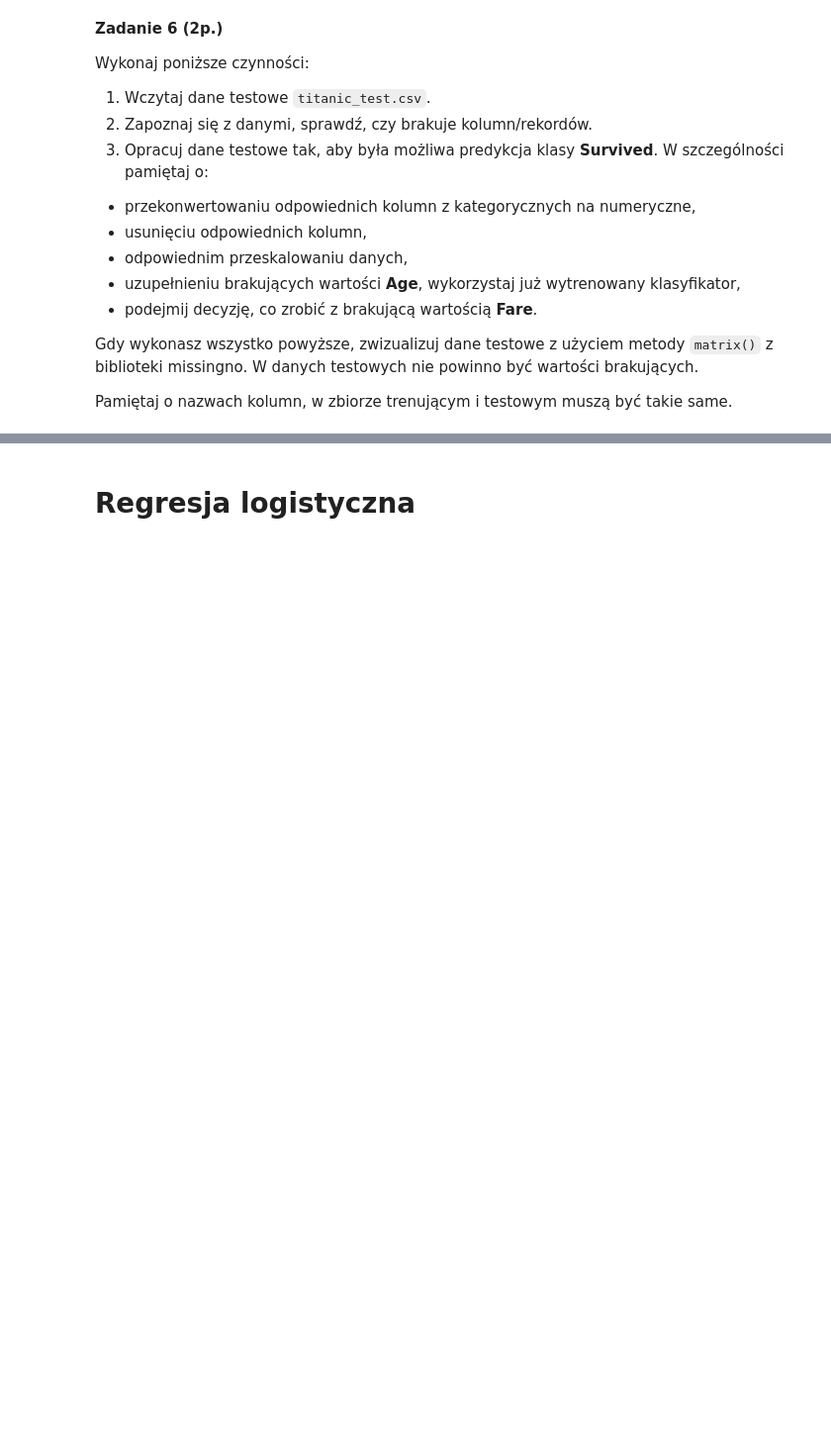
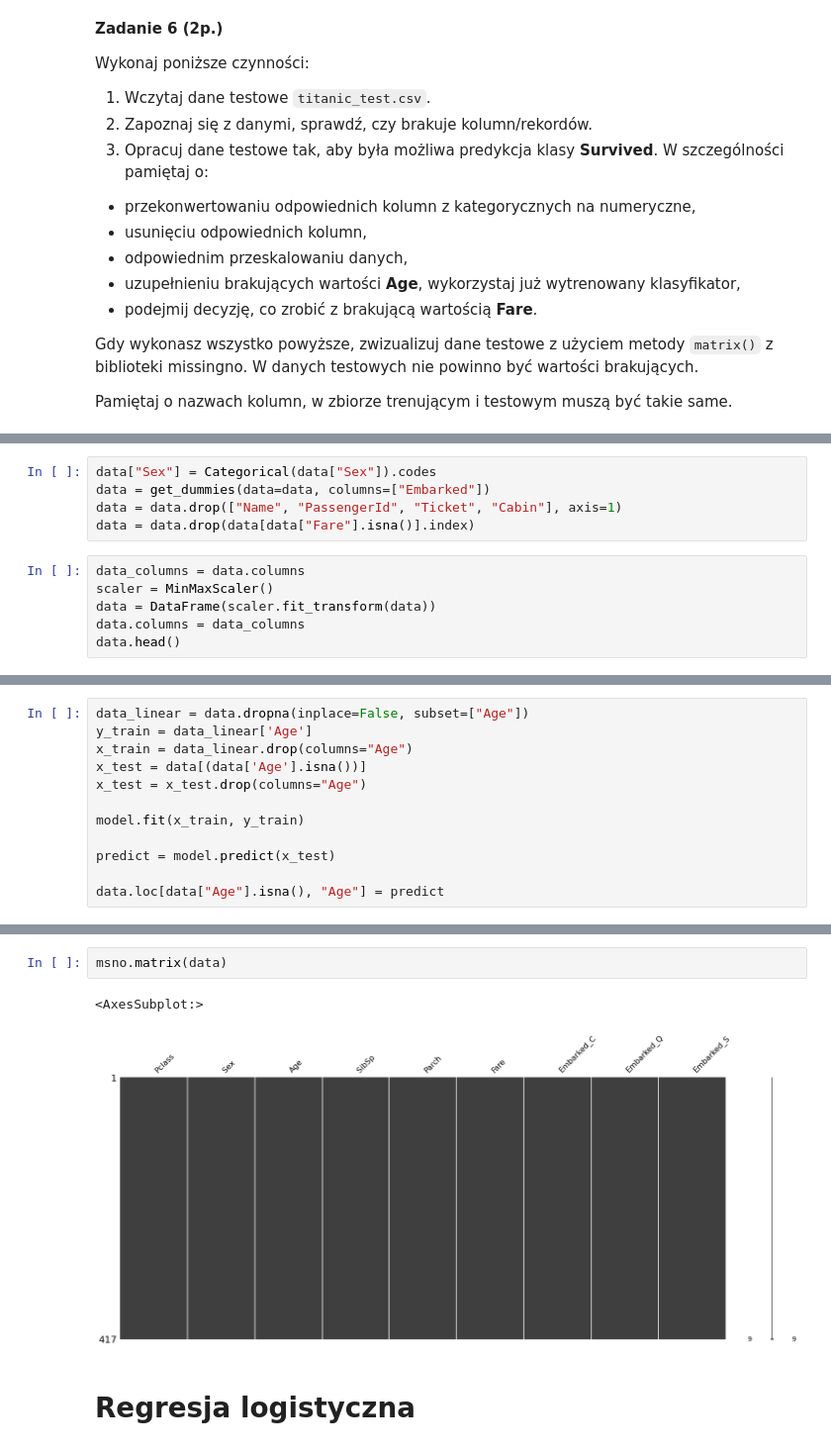
Before and after one commit to IgSit/PSI, a Jupyter notebook: lab1/lab_1_introduction.ipynb, the cells around one changed output, grey strips where cells are left out. Shown at 99% size. Drawn from its saved outputs; the diff is of its cells as text; blank space fills up the shorter version.

```diff
--- a/lab1/lab_1_introduction.ipynb
+++ b/lab1/lab_1_introduction.ipynb
@@ -522,0 +562,11 @@ from missingno import matrix
+# %%
+data["Sex"] = Categorical(data["Sex"]).codes
+data = get_dummies(data=data, columns=["Embarked"])
+data = data.drop(["Name", "PassengerId", "Ticket", "Cabin"], axis=1)
+data = data.drop(data[data["Fare"].isna()].index)
+# %%
+data_columns = data.columns
+scaler = MinMaxScaler()
+data = DataFrame(scaler.fit_transform(data))
+data.columns = data_columns
+data.head()
@@ -522,0 +580,12 @@ from missingno import matrix
+# %%
+data_linear = data.dropna(inplace=False, subset=["Age"])
+y_train = data_linear['Age']
+x_train = data_linear.drop(columns="Age")
+x_test = data[(data['Age'].isna())]
+x_test = x_test.drop(columns="Age")
+
+model.fit(x_train, y_train)
+
+predict = model.predict(x_test)
+
+data.loc[data["Age"].isna(), "Age"] = predict
@@ -523,3 +611,8 @@ from missingno import matrix
+# %%
+msno.matrix(data)
+# %% [output]
+<AxesSubplot:>
+[figure, added]
 # %% [markdown]
 # Regresja logistyczna
 # %% [markdown]
```
Also changed, not shown: parts of 23 cells of this notebook.
